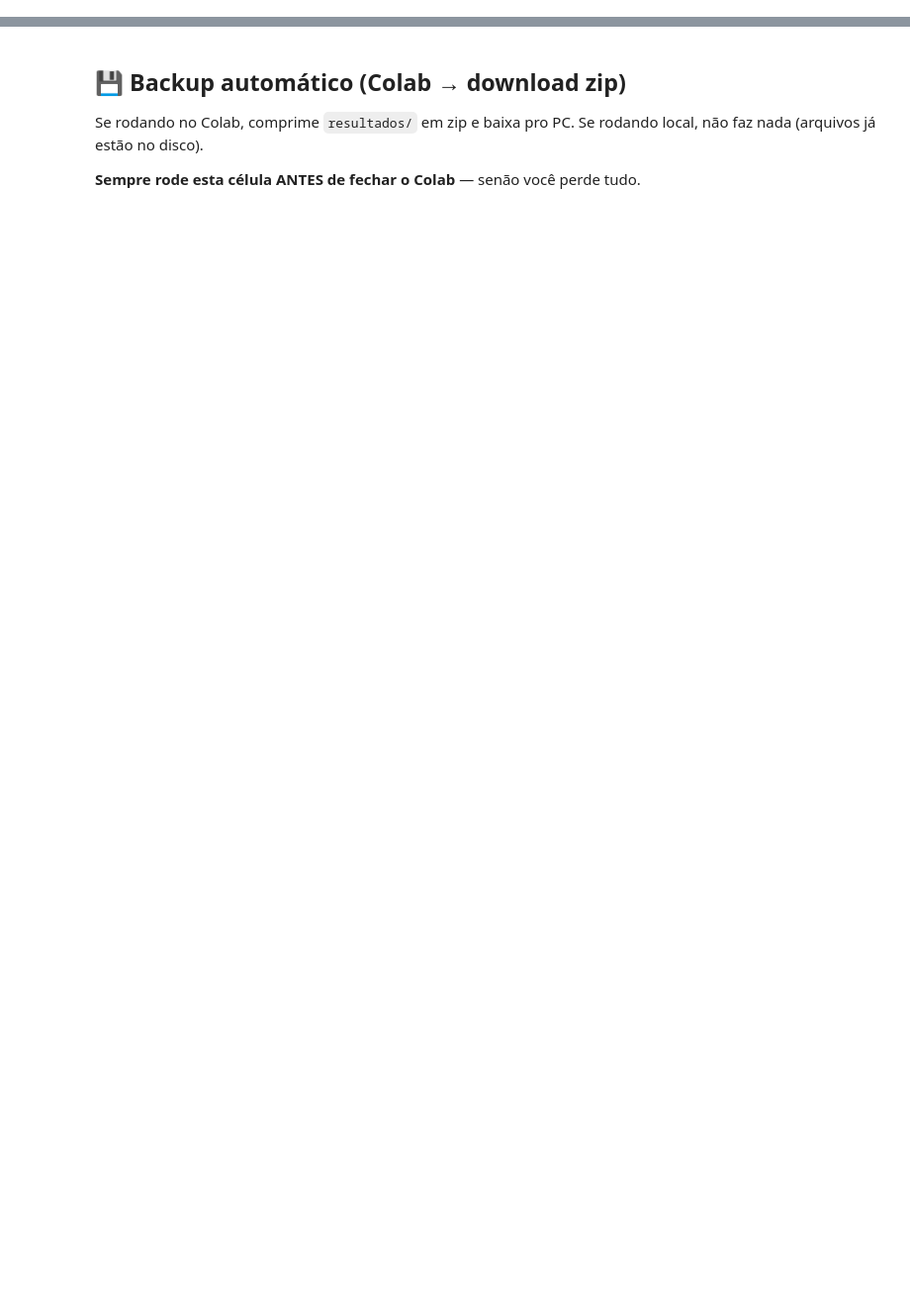
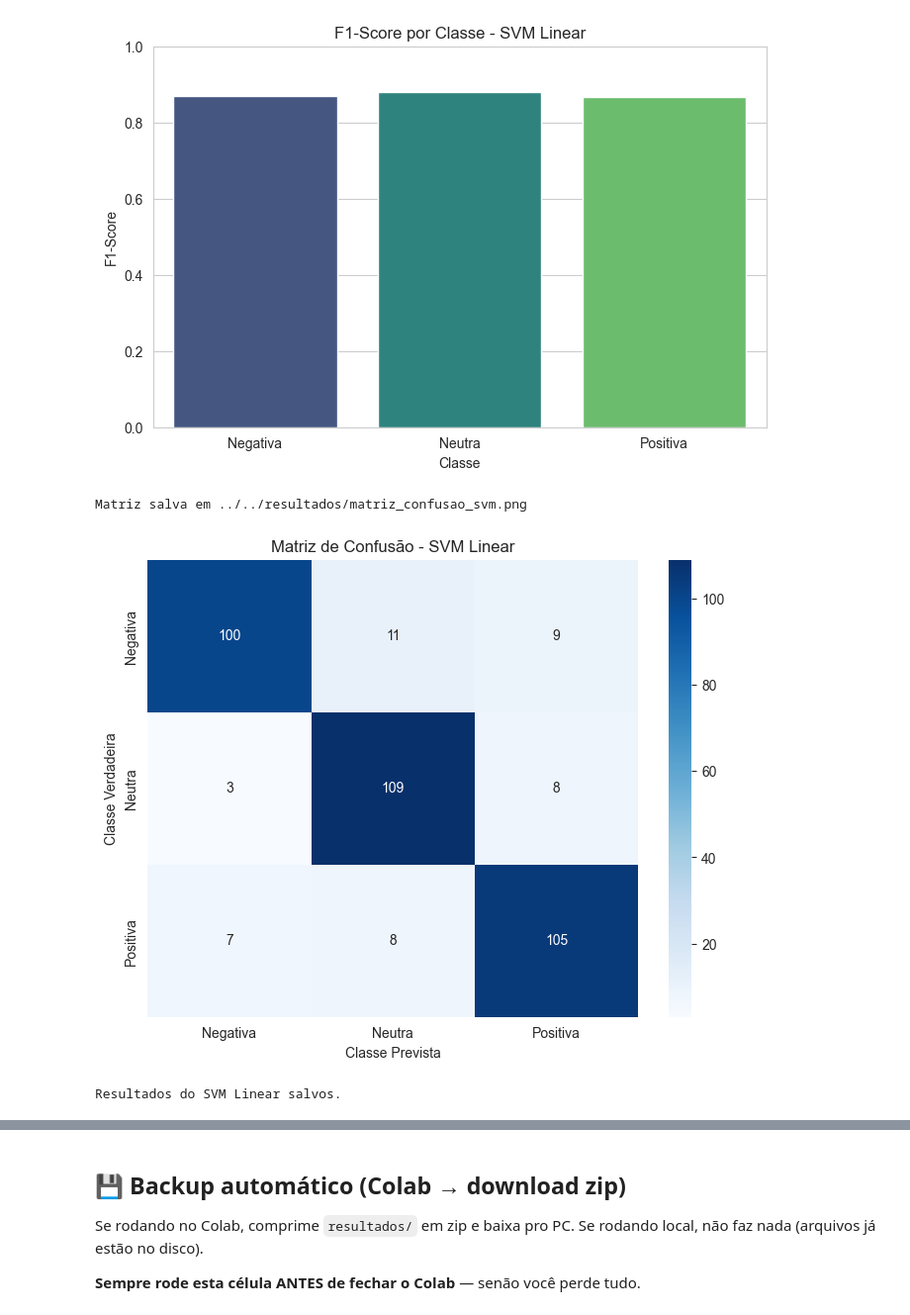
Before and after one commit to ROMAUSKI/tcc-analise-sentimento, a Jupyter notebook: src/05_apps_training.ipynb, the cells around one changed output, grey strips where cells are left out. Shown at 99% size. Cells and saved outputs as stored; diff of their text form; code cells hidden in the pictures; blank space fills up the shorter version.

```diff
--- a/src/05_apps_training.ipynb
+++ b/src/05_apps_training.ipynb
@@ -112,0 +595,72 @@ else:
+# %%
+print("--- Etapa 3.4: Treinamento - SVM (Linear) ---")
+
+# 1. Inicializar e Treinar
+model_svm = LinearSVC(random_state=RANDOM_SEED, max_iter=5000)
+print("Treinando o modelo SVM Linear...")
+model_svm.fit(X_train_tfidf, y_train)
+print("Treinamento concluído.")
+
+# 2. Fazer previsões
+y_pred_svm = model_svm.predict(X_test_tfidf)
+
+# 3. Gerar Relatório
+print("\n--- Relatório de Classificação (SVM Linear) ---")
+print(classification_report(y_test, y_pred_svm))
+
+# 4. Métricas
+report_dict_svm = classification_report(y_test, y_pred_svm, output_dict=True)
+df_report_svm = pd.DataFrame(report_dict_svm).transpose()
+f1_scores_svm = df_report_svm.loc[['Negativa', 'Neutra', 'Positiva'], 'f1-score']
+
+f1_final_svm = report_dict_svm['weighted avg']['f1-score']
+print(f"F1-Score final (ponderado): {f1_final_svm:.4f} ({f1_final_svm*100:.2f}%)")
+
+# 5. Gráfico F1 por classe
+pasta_resultados = RESULTADOS + os.sep
+plt.figure(figsize=(8, 5))
+sns.barplot(
+    x=f1_scores_svm.index,
+    y=f1_scores_svm.values,
+    palette='viridis',
+    hue=f1_scores_svm.index,
+    legend=False
+)
+plt.title('F1-Score por Classe - SVM Linear')
+plt.xlabel('Classe')
+plt.ylabel('F1-Score')
+plt.ylim(0, 1.0)
+plt.savefig(f"{pasta_resultados}f1_score_por_classe_svm.png")
+print(f"Gráfico salvo em {pasta_resultados}f1_score_por_classe_svm.png")
+plt.show()
+
+# 6. Matriz de Confusão
+cm_svm = confusion_matrix(y_test, y_pred_svm)
+labels = sorted(y.unique())
+
+plt.figure(figsize=(8, 6))
+sns.heatmap(
+    cm_svm,
+    annot=True,
+    fmt='d',
+    cmap='Blues',
+    xticklabels=labels,
+    yticklabels=labels
+)
+plt.title('Matriz de Confusão - SVM Linear')
+plt.xlabel('Classe Prevista')
+plt.ylabel('Classe Verdadeira')
+plt.savefig(f"{pasta_resultados}matriz_confusao_svm.png")
+print(f"Matriz salva em {pasta_resultados}matriz_confusao_svm.png")
+plt.show()
+
+# 7. Salvar no dicionário
+resultados_modelos['SVM Linear'] = {
+    'Acurácia': report_dict_svm['accuracy'],
+    'Precisão': report_dict_svm['weighted avg']['precision'],
+    'Recall': report_dict_svm['weighted avg']['recall'],
+    'F1-Score': f1_final_svm
+}
+
+print("\nResultados do SVM Linear salvos.")
+# %% [output]
@@ -112,0 +684,4 @@ else:
+[figure, added]
+Matriz salva em ../../resultados/matriz_confusao_svm.png
+[figure, added]
+Resultados do SVM Linear salvos.
```
Also changed, not shown: parts of 17 cells of this notebook, 3 other files.
